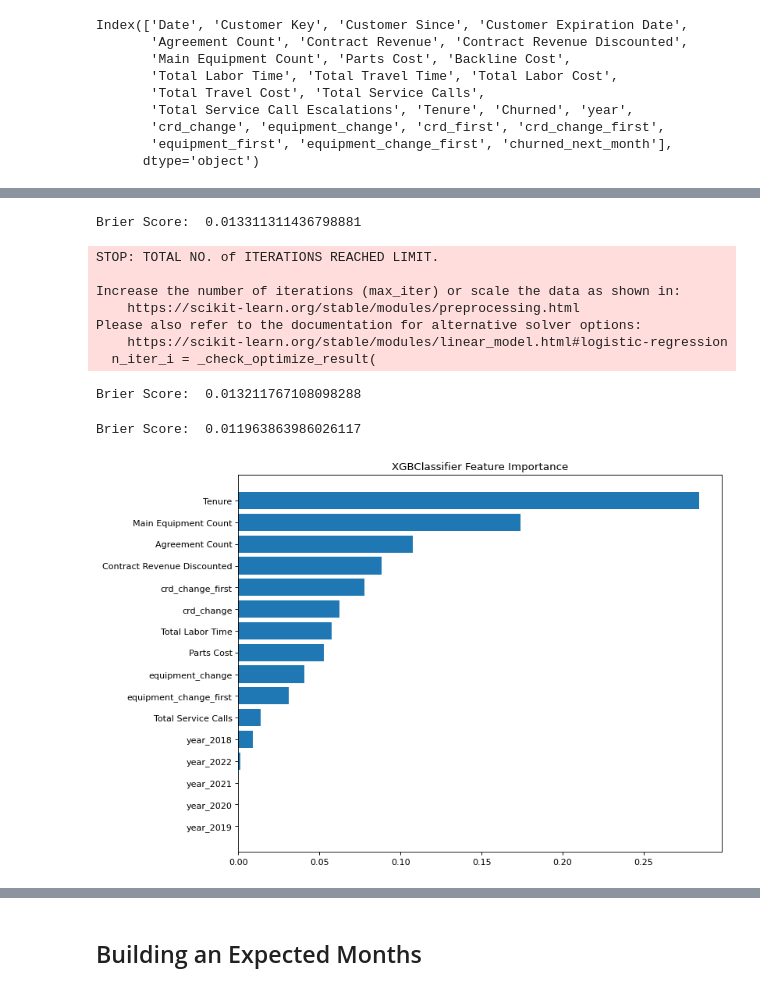
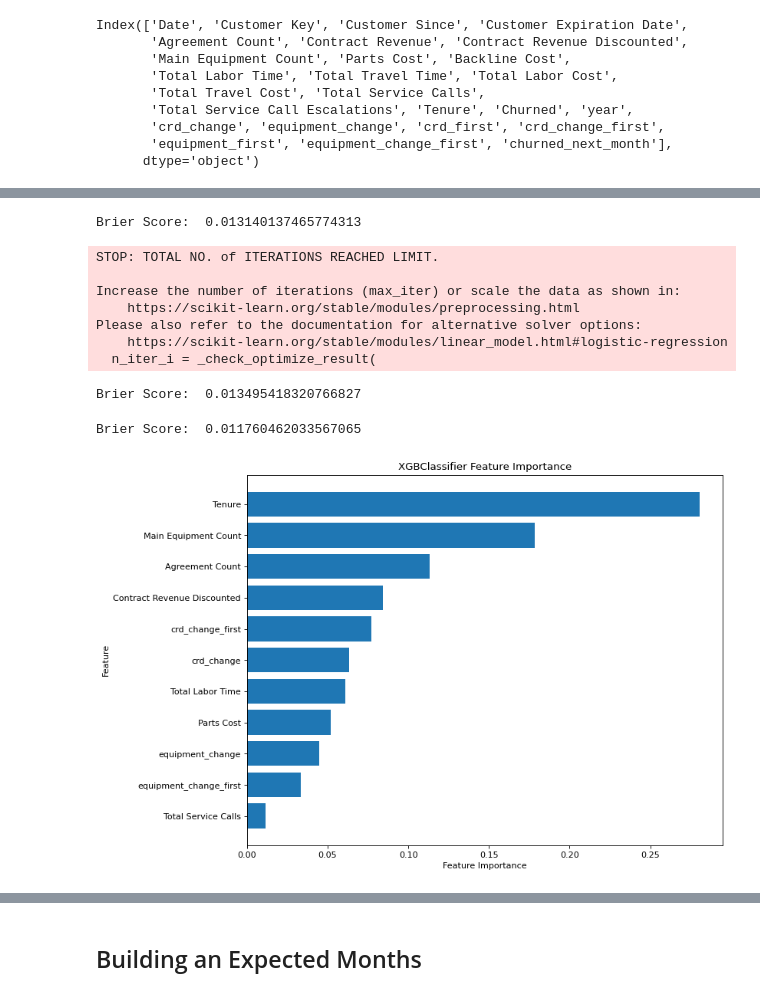
Before and after one commit to tejseth/customer-churn, a Jupyter notebook: si_485.ipynb, the cells around one changed output, grey strips where cells are left out. Cells and saved outputs as stored; diff of their text form; code cells hidden in the pictures.

```diff
--- a/si_485.ipynb
+++ b/si_485.ipynb
@@ -246,10 +245,9 @@ Index(['Date', 'Customer Key', 'Customer Since', 'Customer Expiration Date',
 # %%
 # Start here
 df_no_ids = df_changed[['Agreement Count', 'Contract Revenue Discounted', 'Main Equipment Count',
-                        'Parts Cost', 'Total Labor Time', 'Total Service Calls', 'Tenure', 'year', 'crd_change',
+                        'Parts Cost', 'Total Labor Time', 'Total Service Calls', 'Tenure', 'crd_change',
                         'equipment_change', 'crd_change_first', 'equipment_change_first',
                         'churned_next_month']].dropna()
-df_no_ids = pd.get_dummies(df_no_ids, columns = ['year'])
 df_no_ids.columns
 # %% [output]
 Index(['Agreement Count', 'Contract Revenue Discounted',
@@ -288,7 +278,7 @@ LR_pred = pd.DataFrame(LR.predict_proba(X_test), columns = ['not_churned', 'chur
 
 print('Brier Score: ', brier_score_loss(Y_test, LR_pred))
 # %% [output]
-Brier Score:  0.013311311436798881
+Brier Score:  0.013140137465774313
 STOP: TOTAL NO. of ITERATIONS REACHED LIMIT.
 
 Increase the number of iterations (max_iter) or scale the data as shown in:
@@ -304,7 +294,7 @@ RF_pred = pd.DataFrame(RF.predict_proba(X_test), columns = ['not_churned', 'chur
 
 print('Brier Score: ', brier_score_loss(Y_test, RF_pred))
 # %% [output]
-Brier Score:  0.013211767108098288
+Brier Score:  0.013495418320766827
 # %%
 XGB = XGBClassifier(objective="binary:logistic", random_state=42)
 XGB.fit(X_train, Y_train)
@@ -313,17 +303,19 @@ XGB_pred = pd.DataFrame(XGB.predict_proba(X_test), columns = ['not_churned', 'ch
 
 print('Brier Score: ', brier_score_loss(Y_test, XGB_pred))
 # %% [output]
-Brier Score:  0.011963863986026117
+Brier Score:  0.011760462033567065
 # %%
 XGB.save_model('xgb_churn')
 # %%
 figure(figsize=(10, 8), dpi=80)
 sorted_idx = XGB.feature_importances_.argsort()
 plt.barh(X_train.columns[sorted_idx], XGB.feature_importances_[sorted_idx])
 plt.title("XGBClassifier Feature Importance")
+plt.xlabel("Feature Importance")
+plt.ylabel("Feature")
 plt.show()
 # %% [output]
-[figure, old version]
+[figure, new version]
 # %%
 make_preds = df_no_ids.drop('churned_next_month', axis = 1)
 XGB_total_predictions = pd.DataFrame(XGB.predict_proba(make_preds), columns = ['not_churned', 'churned_pred'])[['churned_pred']]
```
Also changed, not shown: parts of 17 cells of this notebook.
